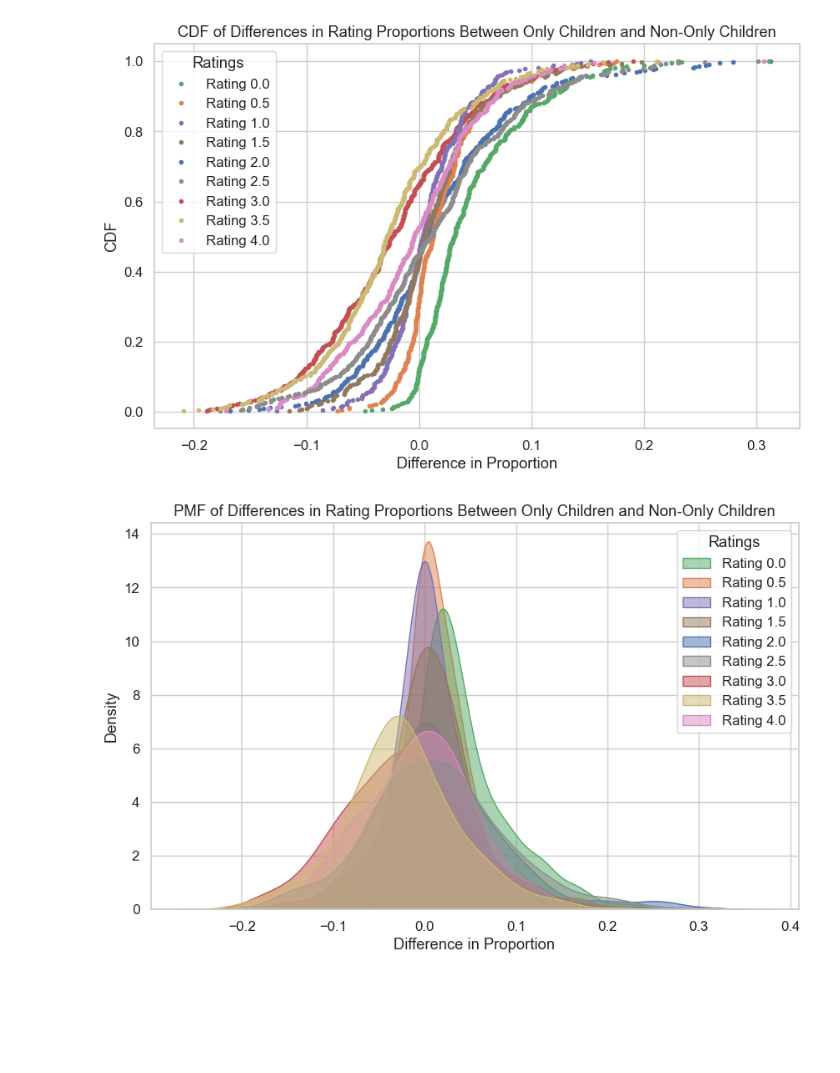
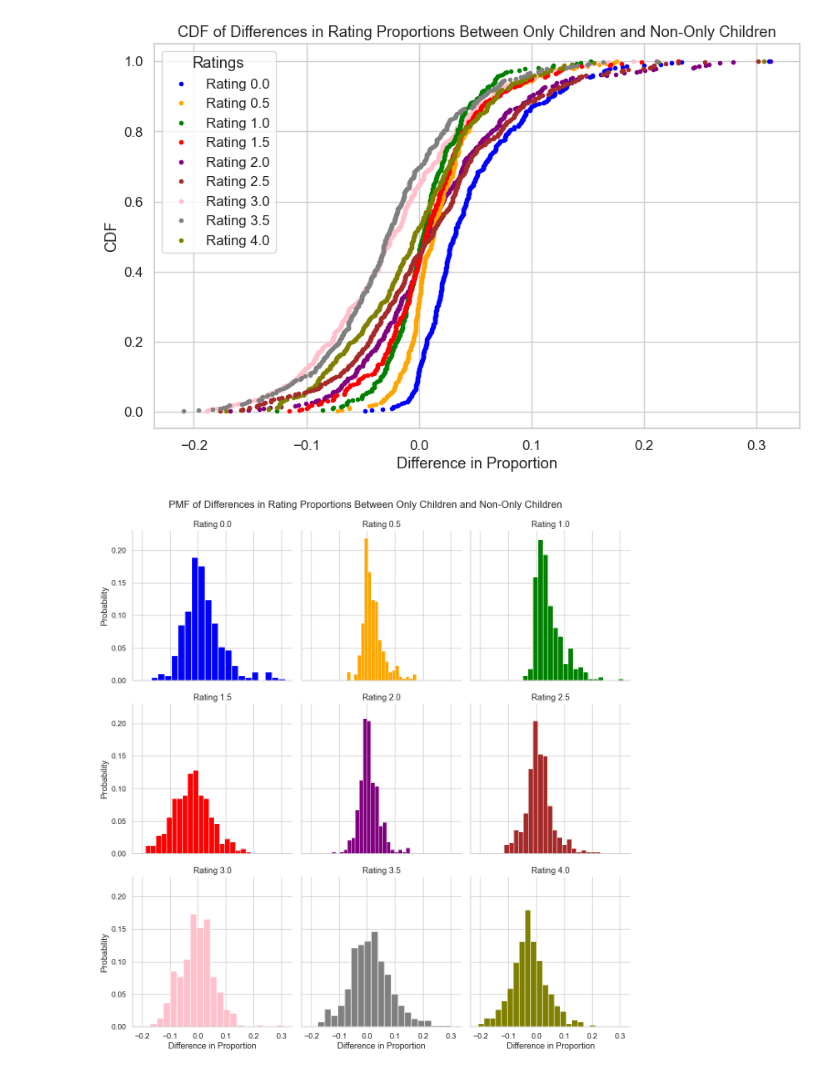
Before and after one commit to paolacalle/movie-ratings-replication, a Jupyter notebook: problem_set/6.ipynb, the cells around one changed output. Drawn from its saved outputs; the diff is of its cells as text; code cells hidden in the pictures; blank space fills up the shorter version.

Commit message:
kept a general map for the the different ratings to view them on the CDF and the bar-plots

```diff
--- a/problem_set/6.ipynb
+++ b/problem_set/6.ipynb
@@ -38,42 +38,73 @@ non_only_child_group = grouped[grouped['are_you_an_only_child'] == 0]
 
 merged = pd.merge(only_child_group, non_only_child_group, on=['movie_name', 'year', 'rating'], suffixes=('_only_child', '_non_only_child'))
 merged['difference'] = merged['proportion_only_child'] - merged['proportion_non_only_child']
 merged = merged.sort_values(by='difference', key=abs, ascending=True).drop(columns=['are_you_an_only_child_only_child', 'are_you_an_only_child_non_only_child'])
+
+
+# color schema for each rating
+color_schema = {
+    0: 'blue',
+    0.5: 'orange',
+    1: 'green',
+    1.5: 'red',
+    2: 'purple',
+    2.5: 'brown',
+    3: 'pink',
+    3.5: 'gray',
+    4: 'olive'
+}
 
 # plot the differences for each rating
 # CDF plot for the differences
 
 plt.figure(figsize=(10, 6))
 for rating in merged['rating'].unique():
     subset = merged[merged['rating'] == rating]
     sorted_diff = np.sort(subset['difference'])
     cdf = np.arange(1, len(sorted_diff) + 1) / len(sorted_diff)
     plt.plot(sorted_diff, cdf, marker='.', linestyle='none', label=f'Rating {rating}')
 
 plt.xlabel('Difference in Proportion')
 plt.ylabel('CDF')
 
 # order the legend by rating
 handles, labels = plt.gca().get_legend_handles_labels()
 labels, handles = zip(*sorted(zip(labels, handles), key=lambda x: x[0]))
+
+# set the colors according to the color schema
+for i, label in enumerate(labels):
+    rating_value = float(label.split()[-1])
+    handles[i].set_color(color_schema.get(rating_value, 'black'))
+
 plt.legend(handles, labels, title='Ratings')
 plt.title('CDF of Differences in Rating Proportions Between Only Children and Non-Only Children')
 plt.show()
 
 
-# plot a PMF plot for the differences
+# plot a PMF plot for the differences (sub-plots for each rating)
+g = sns.FacetGrid(merged, col="rating", col_wrap=3, height=4, sharex=True, sharey=True)
+g.map(sns.histplot, "difference", bins=20, stat="probability", kde=False)
+
+# order by rating
+for ax, rating in zip(g.axes.flat, sorted(merged['rating'].unique())):
+    ax.set_title(f'Rating {rating}')
+    rating_value = float(rating)
+    for patch in ax.patches:
+        patch.set_facecolor(color_schema.get(rating_value, 'black'))
+
+g.set_axis_labels("Difference in Proportion", "Probability")
+g.figure.suptitle('PMF of Differences in Rating Proportions Between Only Children and Non-Only Children', y=1.02)
+plt.show()
+
+
+# one plot for the overall distribution of differences
 plt.figure(figsize=(10, 6))
-for rating in merged['rating'].unique():
-    subset = merged[merged['rating'] == rating]
-    sns.kdeplot(subset['difference'], label=f'Rating {rating}', fill=True, alpha=0.5)
+sns.histplot(merged, x="difference", bins=30, stat="probability", kde=False, multiple="dodge")
 plt.xlabel('Difference in Proportion')
-plt.ylabel('Density')
-# order the legend by rating
-handles, labels = plt.gca().get_legend_handles_labels()
-labels, handles = zip(*sorted(zip(labels, handles), key=lambda x: x[0]))
-plt.legend(handles, labels, title='Ratings')
-plt.title('PMF of Differences in Rating Proportions Between Only Children and Non-Only Children')
+plt.ylabel('Probability')
+plt.title('Overall PMF of Differences in Rating Proportions Between Only Children and Non-Only Children')
+plt.legend(title='Ratings')
 plt.show()
 # %% [output]
-[figure, old version]
+[figure, new version]
-[figure, old version]
+[figure, new version]
```
Also changed, not shown: parts of 1 cell of this notebook.
